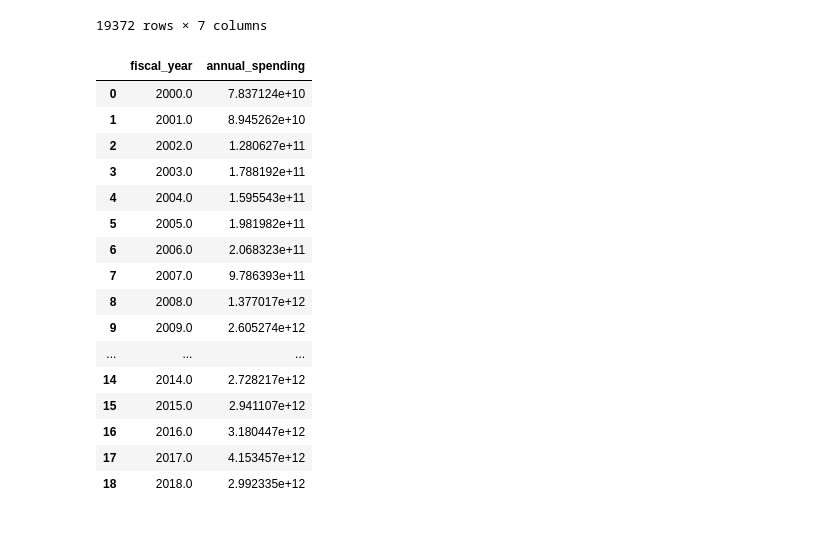
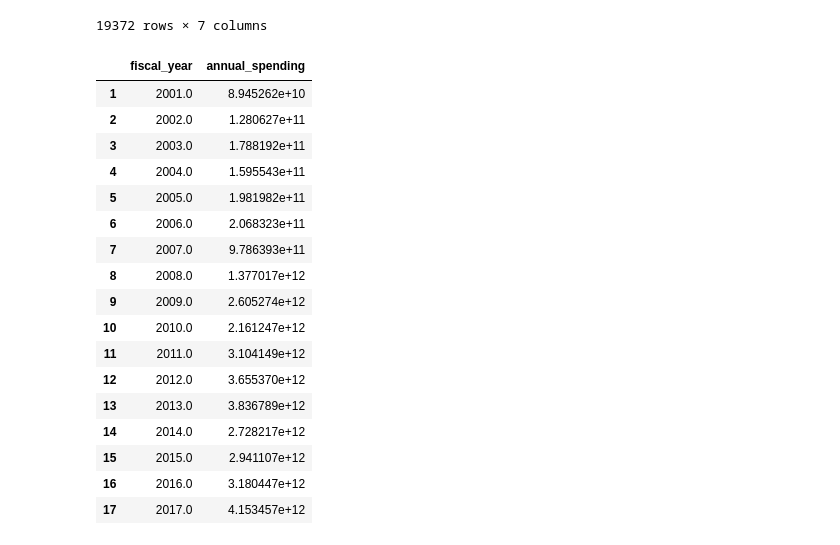
Before and after one commit to nathanjchan/sta141c-project, a Jupyter notebook: exploratory_data_analysis.ipynb, the cells around one changed output. Cells and saved outputs as stored; diff of their text form; code cells hidden in the pictures.

```diff
--- a/exploratory_data_analysis.ipynb
+++ b/exploratory_data_analysis.ipynb
@@ -86,10 +86,14 @@ data
 # %%
 yearly_spending = data.groupby("fiscal_year").aggregate({"annual_spending" : "sum"})
 yearly_spending = yearly_spending.reset_index()
-yearly_spending
+
+# get rid of 2000 and 2018 because the data is incomplete
+yearly_spending_full = yearly_spending
+yearly_spending_full = yearly_spending_full[yearly_spending_full["fiscal_year"] != 2000]
+yearly_spending_full = yearly_spending_full[yearly_spending_full["fiscal_year"] != 2018]
+yearly_spending_full
 # %% [output]
 |  | fiscal_year | annual_spending |
-| 0 | 2000.0 | 7.837124e+10 |
 | 1 | 2001.0 | 8.945262e+10 |
 | 2 | 2002.0 | 1.280627e+11 |
 | 3 | 2003.0 | 1.788192e+11 |
@@ -99,9 +103,11 @@ yearly_spending
 | 7 | 2007.0 | 9.786393e+11 |
 | 8 | 2008.0 | 1.377017e+12 |
 | 9 | 2009.0 | 2.605274e+12 |
-| ... | ... | ... |
+| 10 | 2010.0 | 2.161247e+12 |
+| 11 | 2011.0 | 3.104149e+12 |
+| 12 | 2012.0 | 3.655370e+12 |
+| 13 | 2013.0 | 3.836789e+12 |
 | 14 | 2014.0 | 2.728217e+12 |
 | 15 | 2015.0 | 2.941107e+12 |
 | 16 | 2016.0 | 3.180447e+12 |
 | 17 | 2017.0 | 4.153457e+12 |
-| 18 | 2018.0 | 2.992335e+12 |
```
Also changed, not shown: parts of 2 cells of this notebook.
